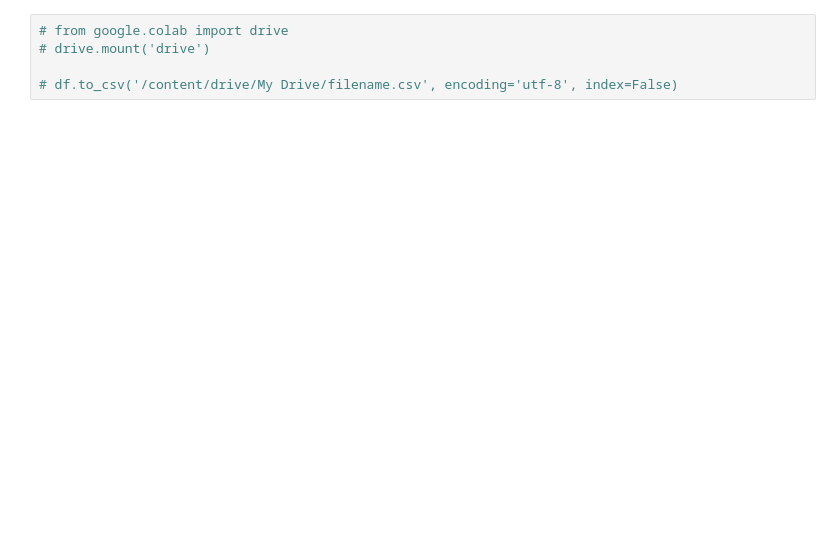
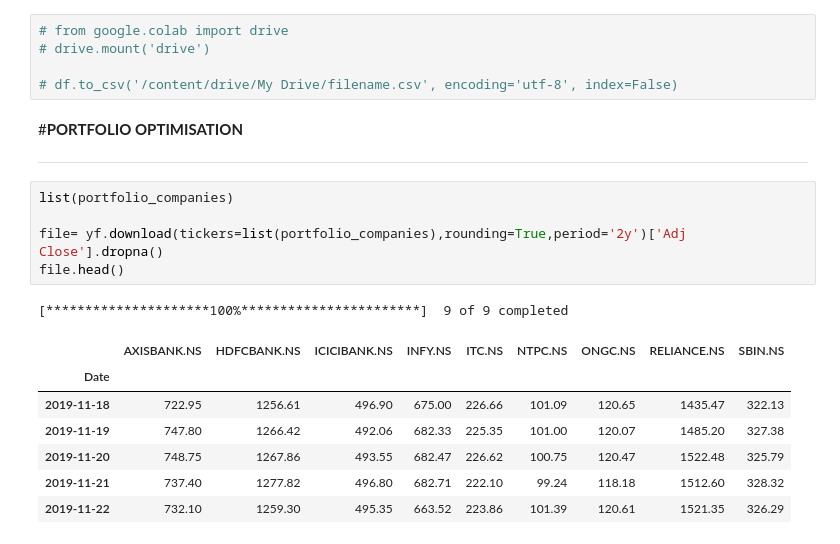
Before and after one commit to AMAYadav/PROJECTS-, a Jupyter notebook: 1ST_PROJECT_Portfolio.ipynb, the cells around one changed output. Saved outputs shown, nothing was run; the diff lists cells and outputs as text; blank space fills up the shorter version.

```diff
--- a/1ST_PROJECT_Portfolio.ipynb
+++ b/1ST_PROJECT_Portfolio.ipynb
@@ -172,3 +187,22 @@ files.download("portfolios.csv")
 # drive.mount('drive')
 
 # df.to_csv('/content/drive/My Drive/filename.csv', encoding='utf-8', index=False)
+# %% [markdown]
+#**PORTFOLIO OPTIMISATION**
+
+
+---
+# %%
+list(portfolio_companies)
+
+file= yf.download(tickers=list(portfolio_companies),rounding=True,period='2y')['Adj Close'].dropna()
+file.head()
+# %% [output]
+[*********************100%***********************]  9 of 9 completed
+|  | AXISBANK.NS | HDFCBANK.NS | ICICIBANK.NS | INFY.NS | ITC.NS | NTPC.NS | ONGC.NS | RELIANCE.NS | SBIN.NS |
+| Date |  |  |  |  |  |  |  |  |  |
+| 2019-11-18 | 722.95 | 1256.61 | 496.90 | 675.00 | 226.66 | 101.09 | 120.65 | 1435.47 | 322.13 |
+| 2019-11-19 | 747.80 | 1266.42 | 492.06 | 682.33 | 225.35 | 101.00 | 120.07 | 1485.20 | 327.38 |
+| 2019-11-20 | 748.75 | 1267.86 | 493.55 | 682.47 | 226.62 | 100.75 | 120.47 | 1522.48 | 325.79 |
+| 2019-11-21 | 737.40 | 1277.82 | 496.80 | 682.71 | 222.10 | 99.24 | 118.18 | 1512.60 | 328.32 |
+| 2019-11-22 | 732.10 | 1259.30 | 495.35 | 663.52 | 223.86 | 101.39 | 120.61 | 1521.35 | 326.29 |
```
Also changed, not shown: parts of 4 cells of this notebook.
